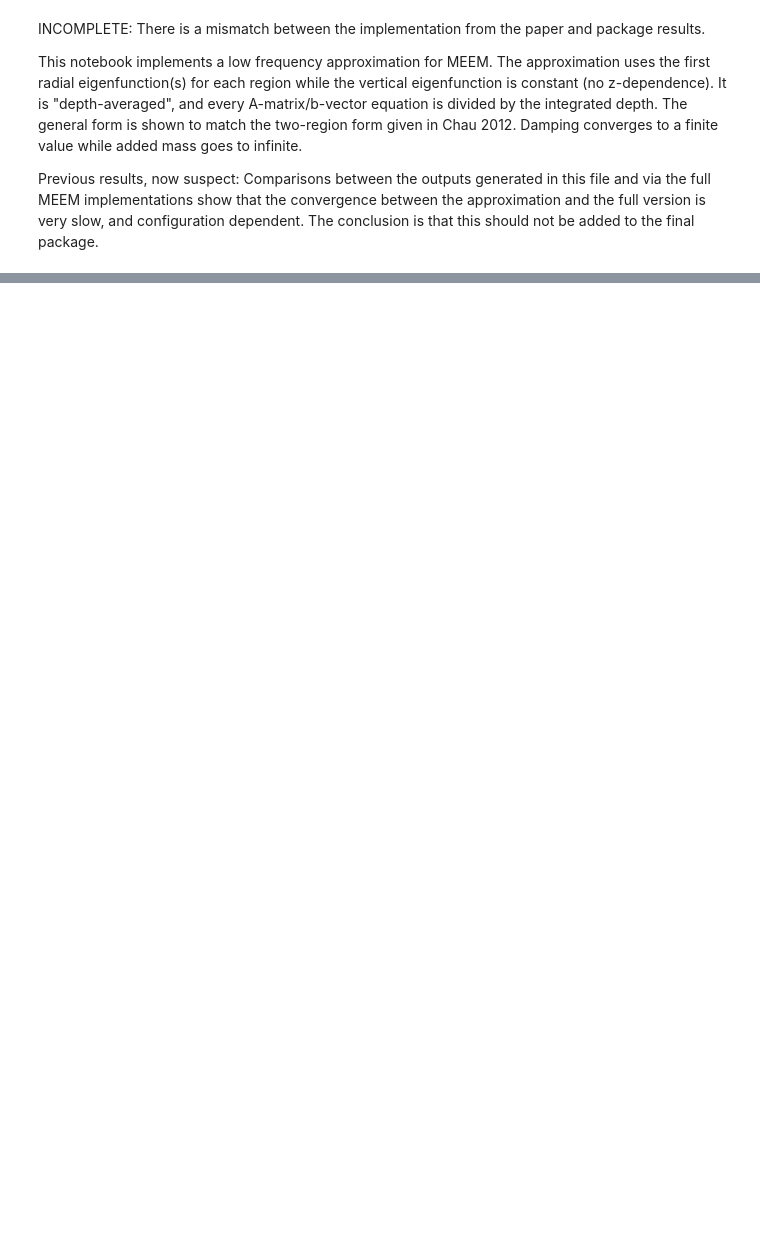
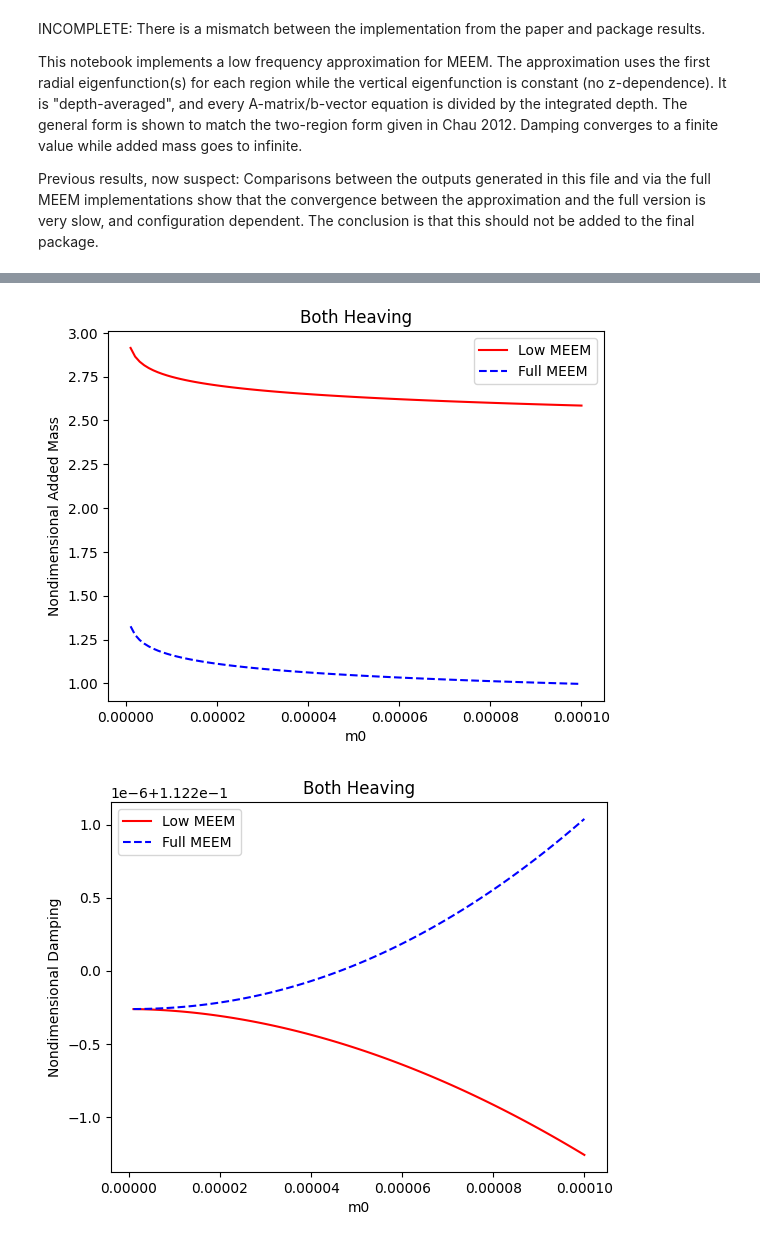
Before and after one commit to symbiotic-engineering/OpenFLASH, a Jupyter notebook: dev/python/limiting-cases/low_m0_MEEM.ipynb, the cells around one changed output, grey strips where cells are left out. Saved outputs shown, nothing was run; the diff lists cells and outputs as text; code cells hidden in the pictures; blank space fills up the shorter version.

```diff
--- a/dev/python/limiting-cases/low_m0_MEEM.ipynb
+++ b/dev/python/limiting-cases/low_m0_MEEM.ipynb
@@ -181,4 +159,33 @@ def get_max_heaving_radius(a, heaving):
             max_rad = a[i]
             break
     return max_rad
+# %%
+# Computing with package MEEM
+def make_flat_geometry(h, d, a, heaving, NMK):
+  if sum(heaving) == len(heaving):
+    bodies = [SteppedBody(a=np.array(a), d=np.array(d), slant_angle=np.array([0.0 for _ in range(len(a))]), heaving=True)]
+  else:
+    bodies = [SteppedBody(a=np.array([a[i]]), d=np.array([d[i]]), slant_angle=np.array([0.0]), heaving=heaving[i]) for i in range(len(a))]
+  return BasicRegionGeometry(body_arrangement=ConcentricBodyGroup(bodies), h=h, NMK=NMK)
+
+def make_problem_and_engine(h, d, a, heaving, m0s, NMK):
+  frequencies = np.array([omega(m0, h, g) for m0 in m0s])
+  problem = MEEMProblem(make_flat_geometry(h, d, a, heaving, NMK))
+  problem.set_frequencies(frequencies)
+  engine = MEEMEngine(problem_list=[problem])
+  return problem, engine
+
+def solve_true_MEEM(h, d, a, heaving, m0s, NMK):
+  problem, engine = make_problem_and_engine(h, d, a, heaving, m0s, NMK)
+  nondim_ams, nondim_dps = [], []
+  if sum(heaving) == len(heaving):
+    modes_to_calculate = [0]
+  else:
+    modes_to_calculate = np.array([i for i in range(len(heaving)) if heaving[i]])
+  for m0 in m0s:
+    X = engine.solve_linear_system_multi(problem, m0)
+    hydros = engine.compute_hydrodynamic_coefficients(problem, X, m0, modes_to_calculate=modes_to_calculate)
+    nondim_ams.append(low_to_nondim(hydros[0]["real"], low_get_max_heaving_radius(a, heaving)))
+    nondim_dps.append(low_to_nondim(hydros[0]["imag"] / omega(m0, h, g), low_get_max_heaving_radius(a, heaving)))
+  return nondim_ams, nondim_dps
 # %%
@@ -326,3 +335,15 @@ plot_compare(m0s, ys4, labs, colors, linestyles, "Nondimensional Damping",
+# %%
+true_nondim_am_both, true_nondim_dp_both = solve_true_MEEM(h, d, a, [1, 1], m0s, [100, 100, 100])
+low_nondim_am_both, low_nondim_dp_both = solve_true_MEEM(h, d, a, [1, 1], m0s, [1, 1, 1])
+ys5 = [low_nondim_am_both, true_nondim_am_both]
+ys6 = [low_nondim_dp_both, true_nondim_dp_both]
+plot_compare(m0s, ys5, labs[2:], colors, linestyles, "Nondimensional Added Mass",
+             title = "Both Heaving")
+plot_compare(m0s, ys6, labs[2:], colors, linestyles, "Nondimensional Damping",
+             title = "Both Heaving")
+# %% [output]
+[figure, added]
+[figure, added]
 # %%
 m0 = 1e-6
 heaving = [1, 0]
```
Also changed, not shown: parts of 9 cells of this notebook, 1 other file.
